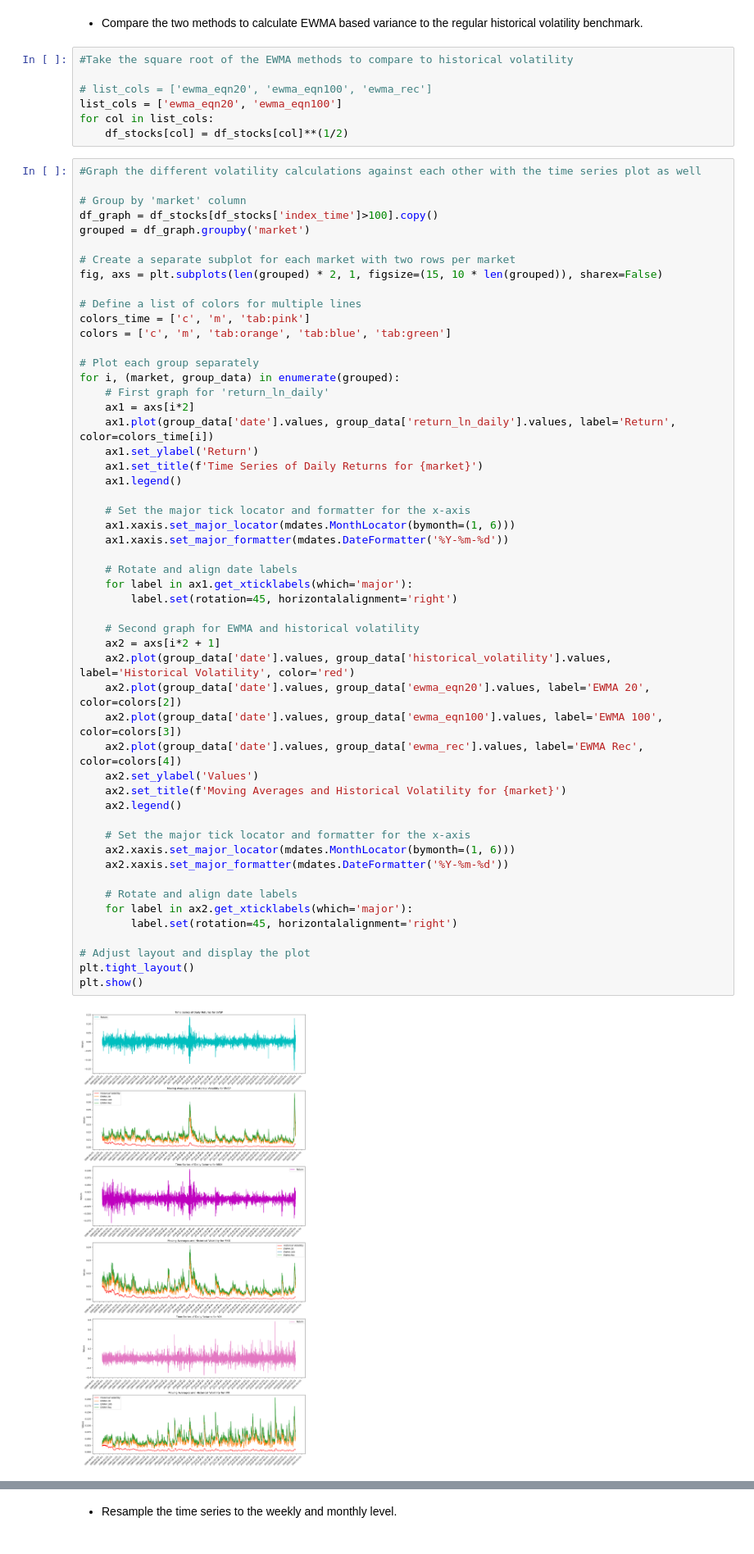
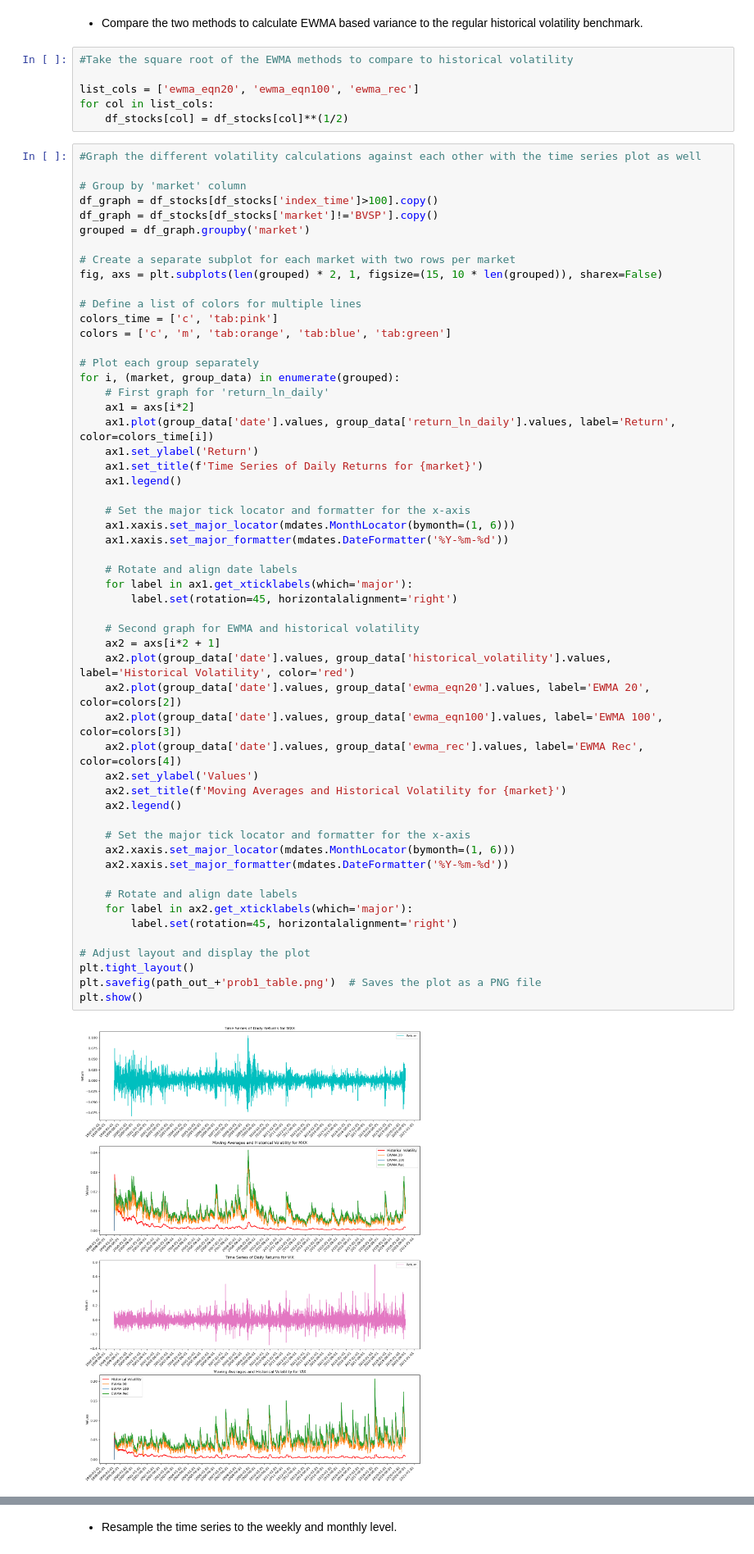
Before and after one commit to amberwalker-ds/Exploring-Advanced-Financial-Modeling-Techniques, a Jupyter notebook: MLF_HW1_code.ipynb, the cells around one changed output, grey strips where cells are left out. Shown at 82% size. Cells and saved outputs as stored; diff of their text form.

```diff
--- a/MLF_HW1_code.ipynb
+++ b/MLF_HW1_code.ipynb
@@ -517,8 +517,7 @@ df_stocks = historical_calc(df_stocks, 50)
 # %%
 #Take the square root of the EWMA methods to compare to historical volatility
 
-# list_cols = ['ewma_eqn20', 'ewma_eqn100', 'ewma_rec']
-list_cols = ['ewma_eqn20', 'ewma_eqn100']
+list_cols = ['ewma_eqn20', 'ewma_eqn100', 'ewma_rec']
 for col in list_cols:
     df_stocks[col] = df_stocks[col]**(1/2)
 # %%
@@ -526,13 +525,14 @@ for col in list_cols:
 
 # Group by 'market' column
 df_graph = df_stocks[df_stocks['index_time']>100].copy()
+df_graph = df_stocks[df_stocks['market']!='BVSP'].copy()
 grouped = df_graph.groupby('market')
 
 # Create a separate subplot for each market with two rows per market
 fig, axs = plt.subplots(len(grouped) * 2, 1, figsize=(15, 10 * len(grouped)), sharex=False)
 
 # Define a list of colors for multiple lines
-colors_time = ['c', 'm', 'tab:pink']
+colors_time = ['c', 'tab:pink']
 colors = ['c', 'm', 'tab:orange', 'tab:blue', 'tab:green']
 
 # Plot each group separately
@@ -547,32 +547,33 @@ for i, (market, group_data) in enumerate(grouped):
     # Set the major tick locator and formatter for the x-axis
     ax1.xaxis.set_major_locator(mdates.MonthLocator(bymonth=(1, 6)))
     ax1.xaxis.set_major_formatter(mdates.DateFormatter('%Y-%m-%d'))
 
     # Rotate and align date labels
     for label in ax1.get_xticklabels(which='major'):
         label.set(rotation=45, horizontalalignment='right')
 
     # Second graph for EWMA and historical volatility
     ax2 = axs[i*2 + 1]
     ax2.plot(group_data['date'].values, group_data['historical_volatility'].values, label='Historical Volatility', color='red')
     ax2.plot(group_data['date'].values, group_data['ewma_eqn20'].values, label='EWMA 20', color=colors[2])
     ax2.plot(group_data['date'].values, group_data['ewma_eqn100'].values, label='EWMA 100', color=colors[3])
     ax2.plot(group_data['date'].values, group_data['ewma_rec'].values, label='EWMA Rec', color=colors[4])
     ax2.set_ylabel('Values')
     ax2.set_title(f'Moving Averages and Historical Volatility for {market}')
     ax2.legend()
 
     # Set the major tick locator and formatter for the x-axis
     ax2.xaxis.set_major_locator(mdates.MonthLocator(bymonth=(1, 6)))
     ax2.xaxis.set_major_formatter(mdates.DateFormatter('%Y-%m-%d'))
 
     # Rotate and align date labels
     for label in ax2.get_xticklabels(which='major'):
         label.set(rotation=45, horizontalalignment='right')
 
 # Adjust layout and display the plot
 plt.tight_layout()
+plt.savefig(path_out_+'prob1_table.png')  # Saves the plot as a PNG file
 plt.show()
 # %% [output]
-[figure, old version]
+[figure, new version]
 # %% [markdown]
```
Also changed, not shown: parts of 2 cells of this notebook, 5 other files.
